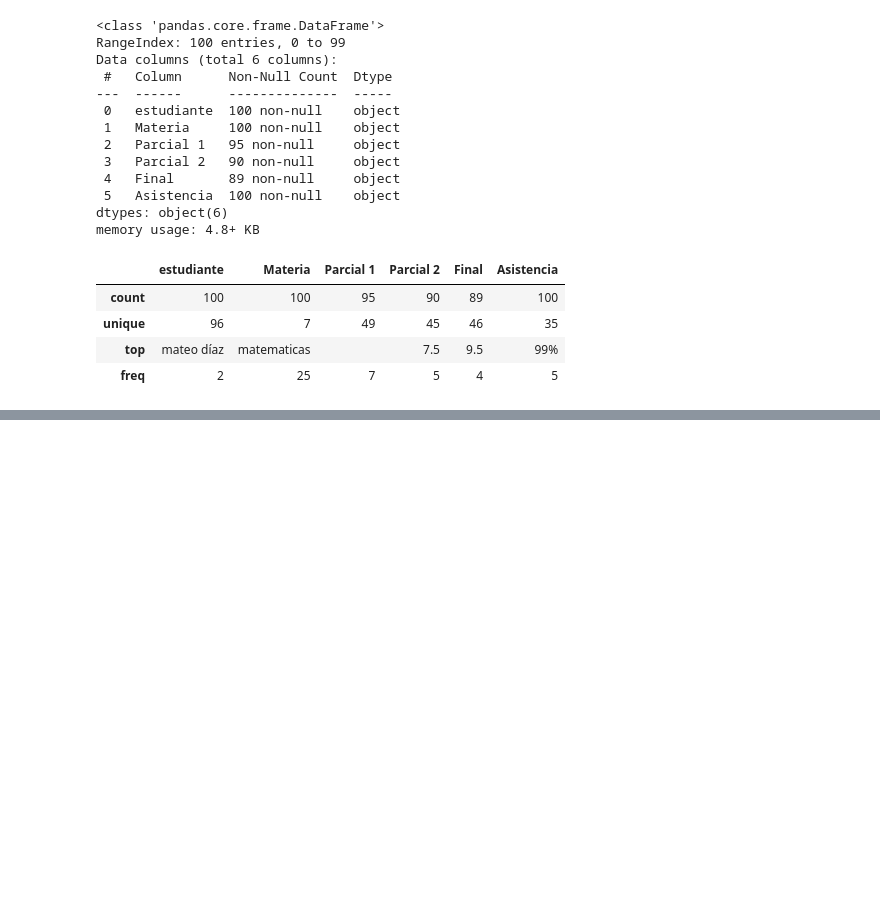
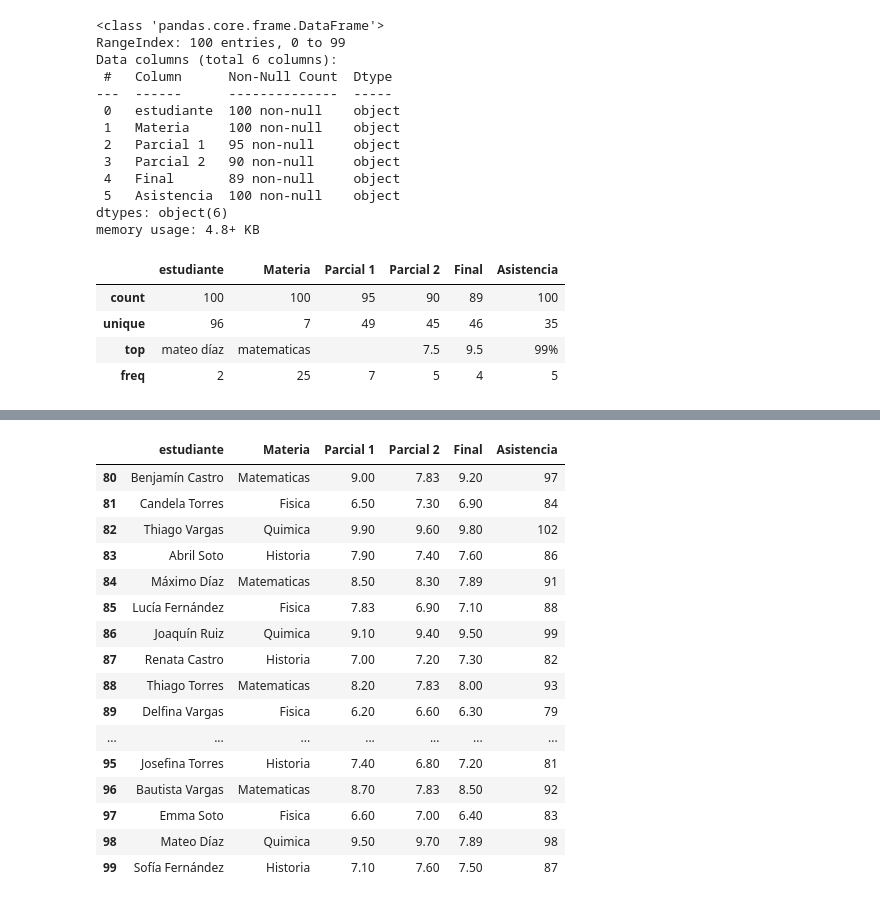
Before and after one commit to BrandonPzocik/ModeloParcial1_tlp3_Brandon_Pzocik, a Jupyter notebook: main.ipynb, the cells around one changed output, grey strips where cells are left out. Cells and saved outputs as stored; diff of their text form; code cells hidden in the pictures; blank space fills up the shorter version.

```diff
--- a/main.ipynb
+++ b/main.ipynb
@@ -95,0 +212,22 @@ df.describe()
+# %%
+df["estudiante"] = df["estudiante"].str.title().str.strip()
+df["Materia"] = df["Materia"].str.title().str.strip()
+df.tail(20)
+# %% [output]
+|  | estudiante | Materia | Parcial 1 | Parcial 2 | Final | Asistencia |
+| 80 | Benjamín Castro | Matematicas | 9.00 | 7.83 | 9.20 | 97 |
+| 81 | Candela Torres | Fisica | 6.50 | 7.30 | 6.90 | 84 |
+| 82 | Thiago Vargas | Quimica | 9.90 | 9.60 | 9.80 | 102 |
+| 83 | Abril Soto | Historia | 7.90 | 7.40 | 7.60 | 86 |
+| 84 | Máximo Díaz | Matematicas | 8.50 | 8.30 | 7.89 | 91 |
+| 85 | Lucía Fernández | Fisica | 7.83 | 6.90 | 7.10 | 88 |
+| 86 | Joaquín Ruiz | Quimica | 9.10 | 9.40 | 9.50 | 99 |
+| 87 | Renata Castro | Historia | 7.00 | 7.20 | 7.30 | 82 |
+| 88 | Thiago Torres | Matematicas | 8.20 | 7.83 | 8.00 | 93 |
+| 89 | Delfina Vargas | Fisica | 6.20 | 6.60 | 6.30 | 79 |
+| ... | ... | ... | ... | ... | ... | ... |
+| 95 | Josefina Torres | Historia | 7.40 | 6.80 | 7.20 | 81 |
+| 96 | Bautista Vargas | Matematicas | 8.70 | 7.83 | 8.50 | 92 |
+| 97 | Emma Soto | Fisica | 6.60 | 7.00 | 6.40 | 83 |
+| 98 | Mateo Díaz | Quimica | 9.50 | 9.70 | 7.89 | 98 |
+| 99 | Sofía Fernández | Historia | 7.10 | 7.60 | 7.50 | 87 |
```
Also changed, not shown: parts of 6 cells of this notebook.
